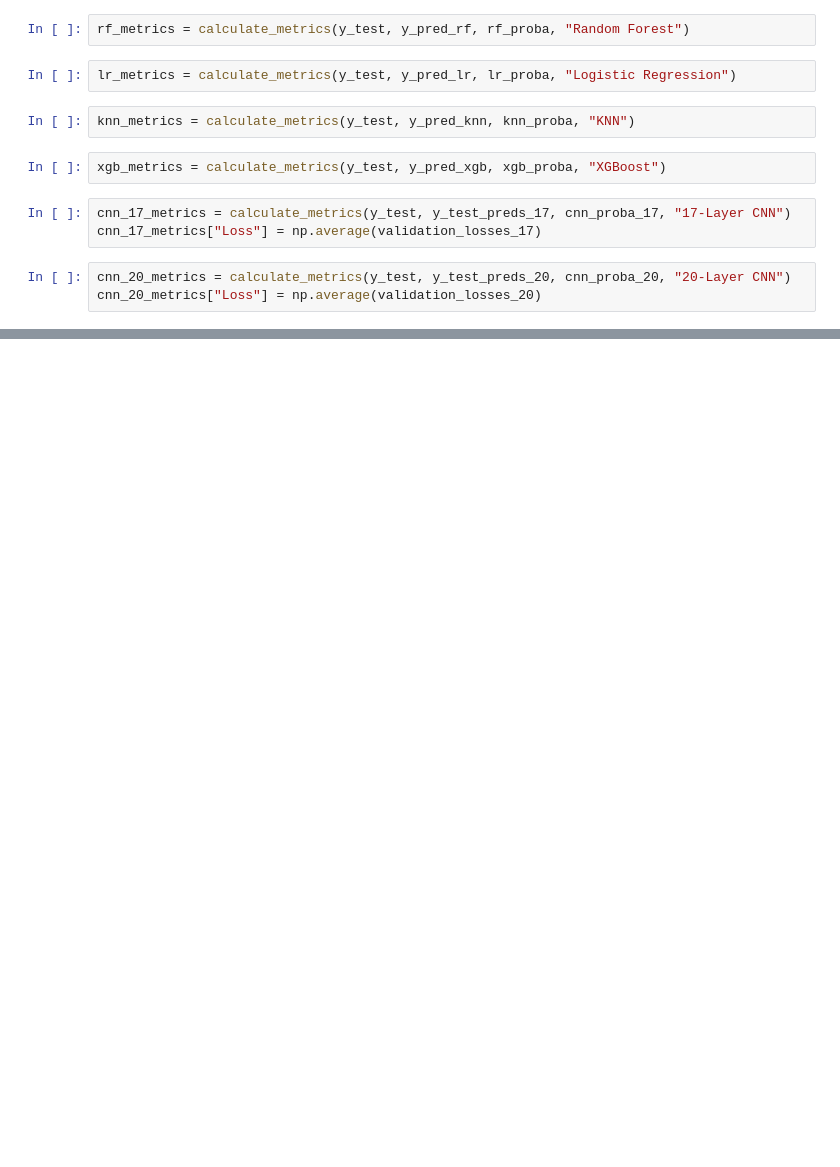
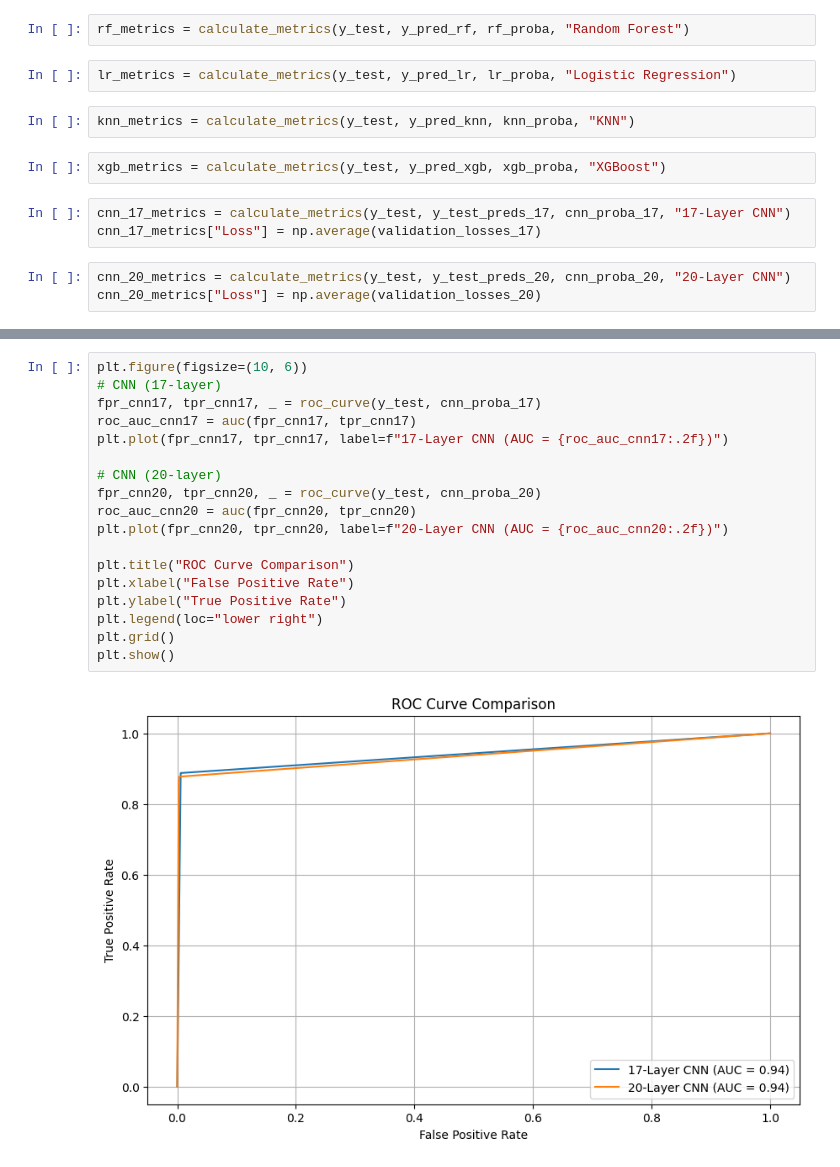
Before and after one commit to sid995/fraud-transaction-credit-card-analysis, a Jupyter notebook: credit-card-fraud-transaction-analysis.ipynb, the cells around one changed output, grey strips where cells are left out. Drawn from its saved outputs; the diff is of its cells as text; blank space fills up the shorter version.

```diff
--- a/credit-card-fraud-transaction-analysis.ipynb
+++ b/credit-card-fraud-transaction-analysis.ipynb
@@ -585 +594,21 @@ print(loss_table)
 +-------+---------------------+-------------------+---------------------+-------------------+
+# %%
+plt.figure(figsize=(10, 6))
+# CNN (17-layer)
+fpr_cnn17, tpr_cnn17, _ = roc_curve(y_test, cnn_proba_17)
+roc_auc_cnn17 = auc(fpr_cnn17, tpr_cnn17)
+plt.plot(fpr_cnn17, tpr_cnn17, label=f"17-Layer CNN (AUC = {roc_auc_cnn17:.2f})")
+
+# CNN (20-layer)
+fpr_cnn20, tpr_cnn20, _ = roc_curve(y_test, cnn_proba_20)
+roc_auc_cnn20 = auc(fpr_cnn20, tpr_cnn20)
+plt.plot(fpr_cnn20, tpr_cnn20, label=f"20-Layer CNN (AUC = {roc_auc_cnn20:.2f})")
+
+plt.title("ROC Curve Comparison")
+plt.xlabel("False Positive Rate")
+plt.ylabel("True Positive Rate")
+plt.legend(loc="lower right")
+plt.grid()
+plt.show()
+# %% [output]
+[figure, added]
```
Also changed, not shown: parts of 11 cells of this notebook.
